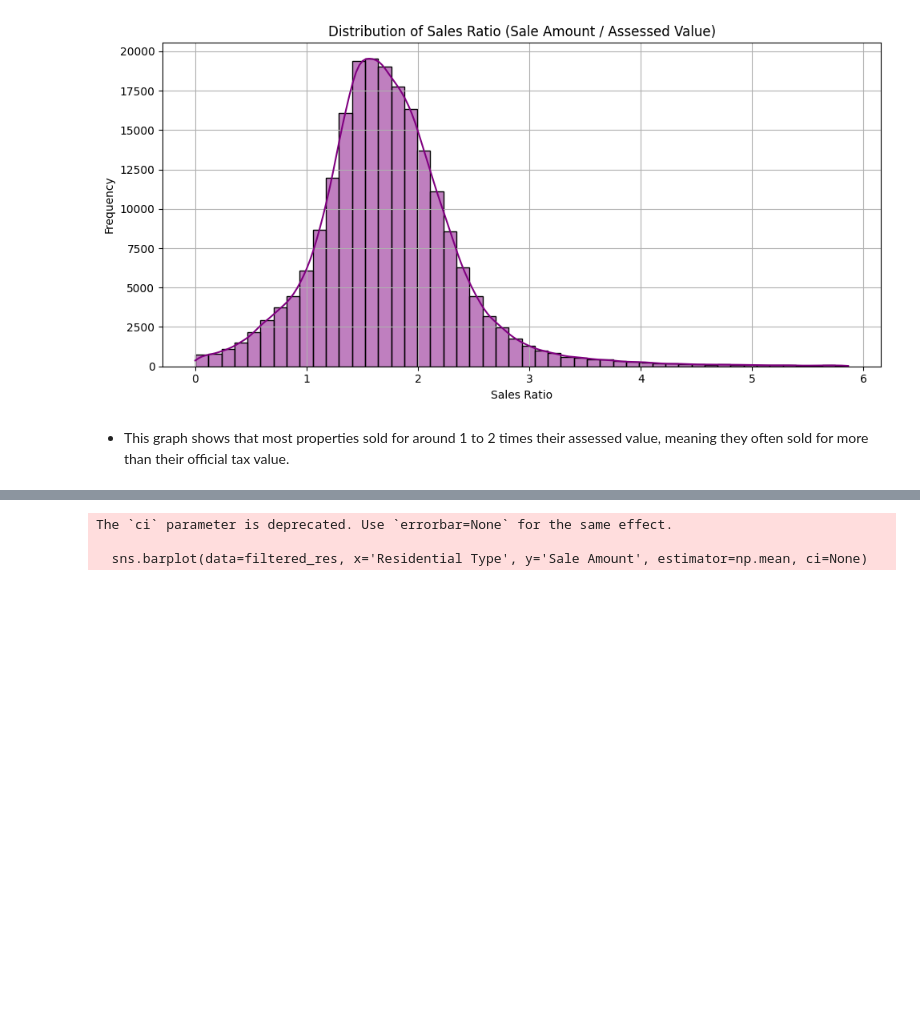
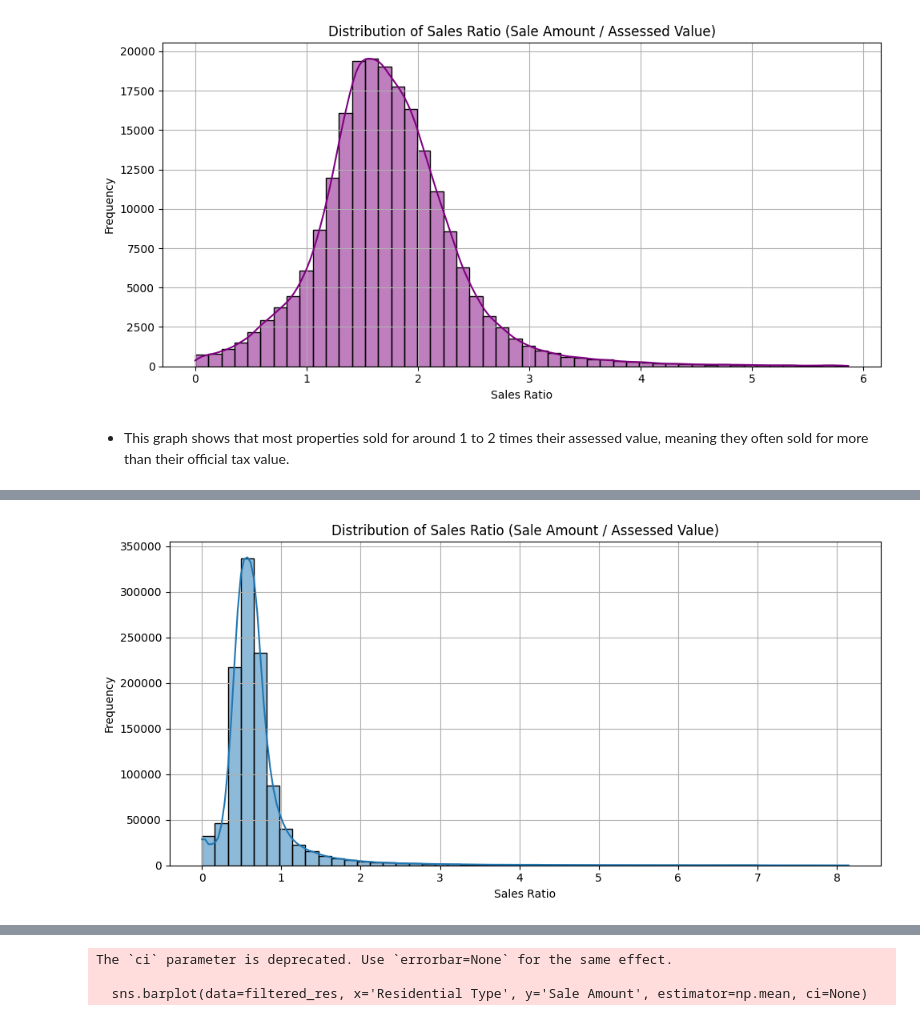
Before and after one commit to kthanikonda/DataWithPython, a Jupyter notebook: Real_Estate_Project-2.ipynb, the cells around one changed output, grey strips where cells are left out. Saved outputs shown, nothing was run; the diff lists cells and outputs as text; code cells hidden in the pictures; blank space fills up the shorter version.

```diff
--- a/Real_Estate_Project-2.ipynb
+++ b/Real_Estate_Project-2.ipynb
@@ -601,0 +615,14 @@ For example, when doing 'df[col].method(value, inplace=True)', try using 'df.met
+# %%
+# 2. Distribution of Sales Ratio
+sales_ratio_filtered = df['Sales Ratio'].replace([float('inf'), -float('inf')], pd.NA).dropna()
+sales_ratio_filtered = sales_ratio_filtered[sales_ratio_filtered < sales_ratio_filtered.quantile(0.99)]
+plt.figure(figsize=(10, 5))
+sns.histplot(sales_ratio_filtered, kde=True, bins=50)
+plt.title('Distribution of Sales Ratio (Sale Amount / Assessed Value)')
+plt.xlabel('Sales Ratio')
+plt.ylabel('Frequency')
+plt.grid(True)
+plt.tight_layout()
+plt.show()
+# %% [output]
+[figure, added]
```
Also changed, not shown: parts of 5 cells of this notebook.
